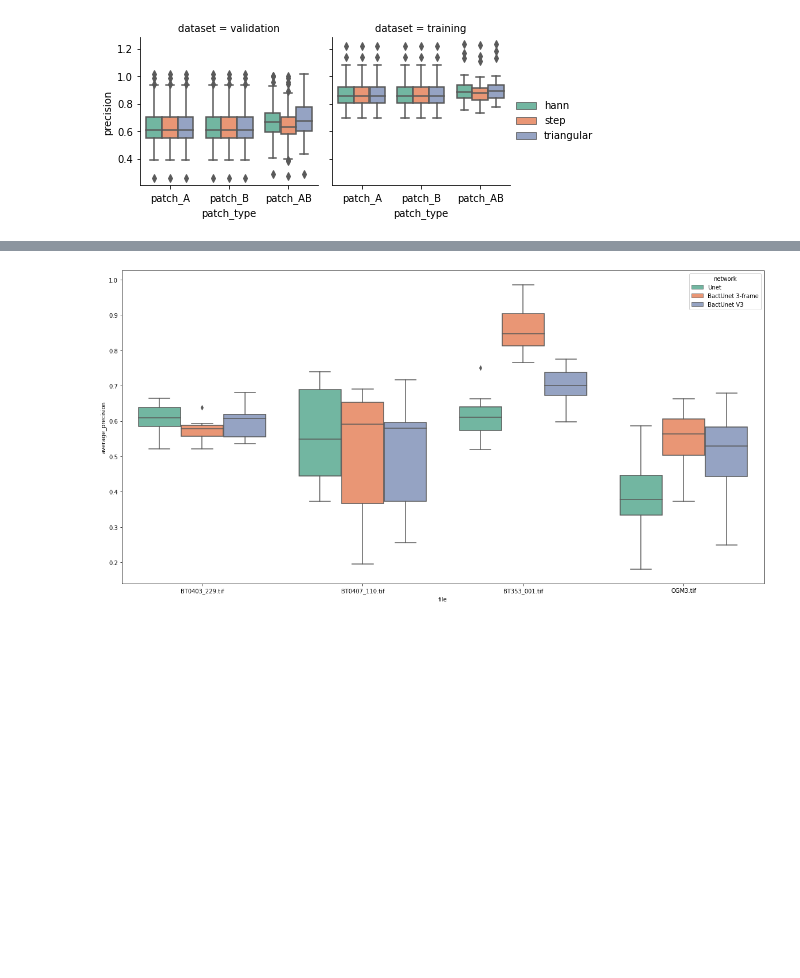
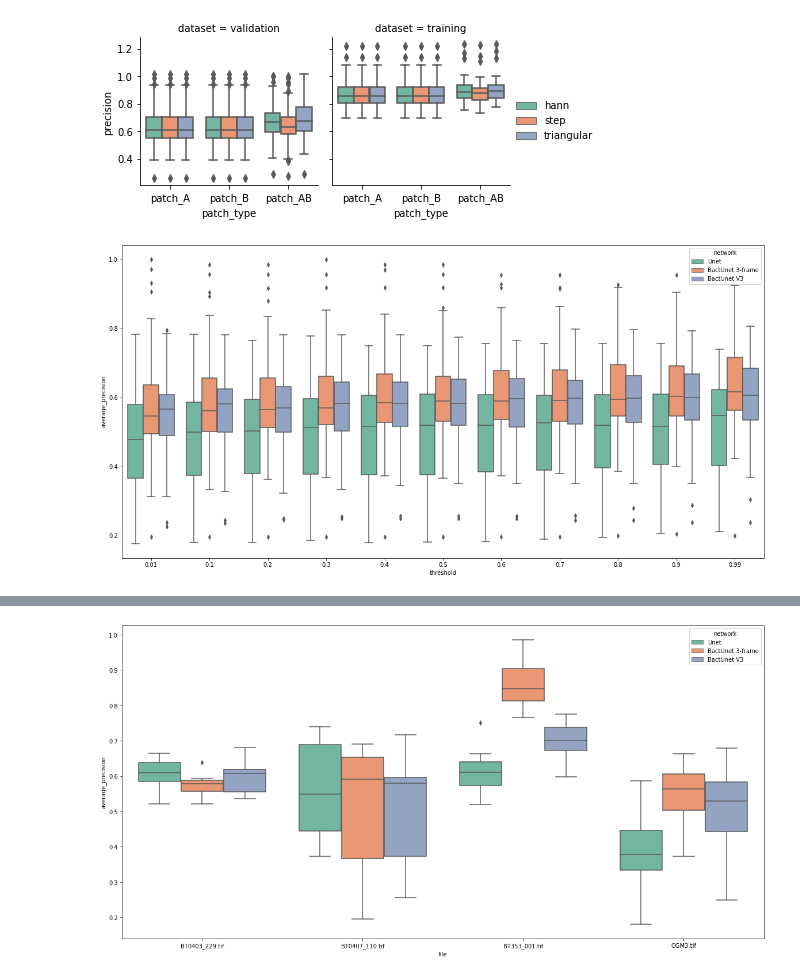
Before and after one commit to Oftatkofta/BactUnet, a Jupyter notebook: network_and_patching_compare_inference_and_count.ipynb, the cells around one changed output, grey strips where cells are left out. Cells and saved outputs as stored; diff of their text form; code cells hidden in the pictures; blank space fills up the shorter version.

```diff
--- a/network_and_patching_compare_inference_and_count.ipynb
+++ b/network_and_patching_compare_inference_and_count.ipynb
@@ -626,6 +626,14 @@ g.add_legend()
 # %% [output]
 <seaborn.axisgrid.FacetGrid at 0x...>
 [figure]
+# %%
+plt.figure(figsize=(20,10))
+#sns.set_style('white')
+g3 = sns.boxplot(data=data_df.loc[(data_df['mask_type'] == 'hann') & (data_df['dataset']=='validation') &
+                                 (data_df['patch_type']=='patch_AB')],
+                 x='threshold', y='average_precision', hue='network', palette='Set2')
+# %% [output]
+[figure, added]
 # %%
 plt.figure(figsize=(20,10))
 #sns.set_style('white')
```
Also changed, not shown: parts of 5 cells of this notebook, 1 other file.
